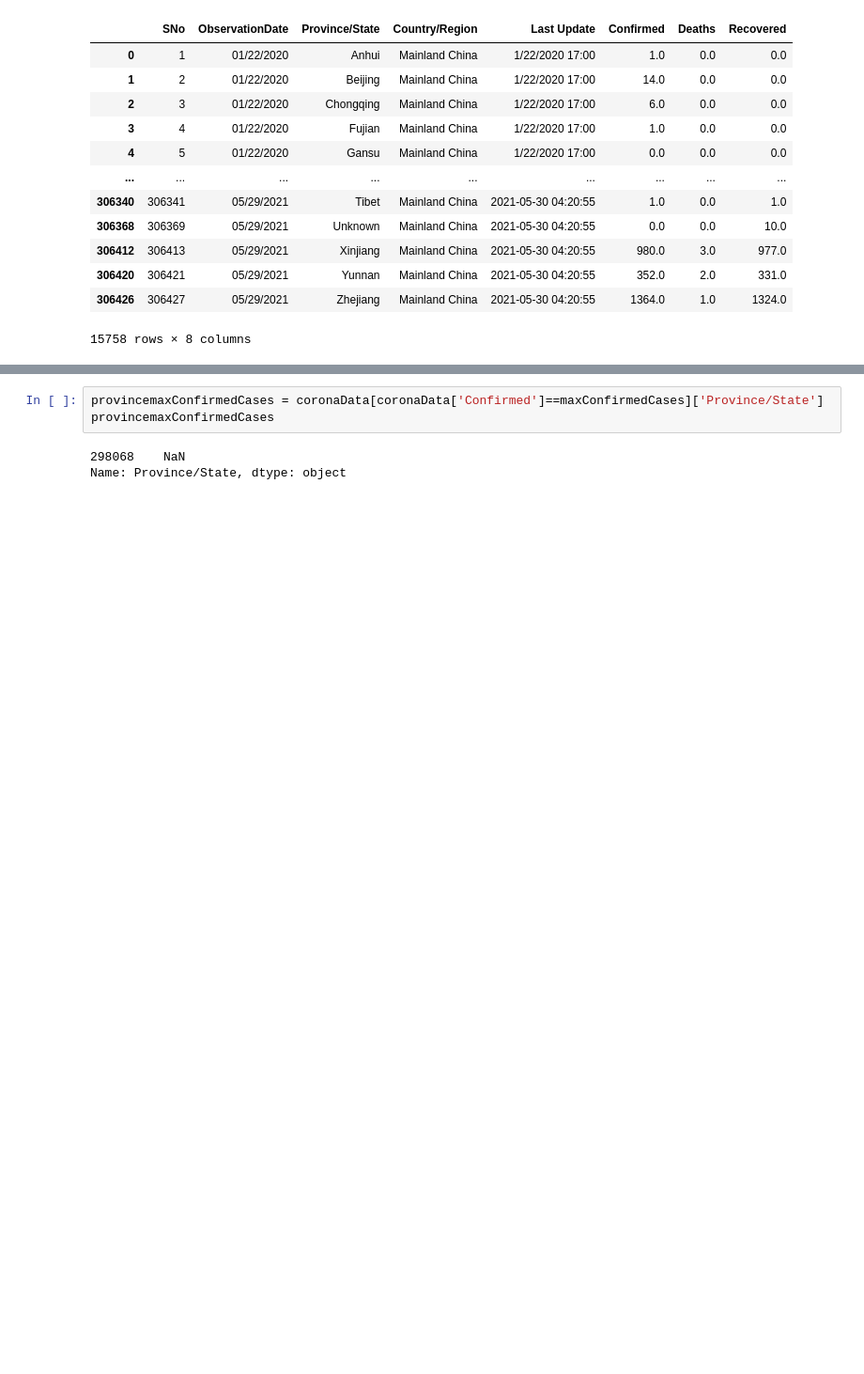
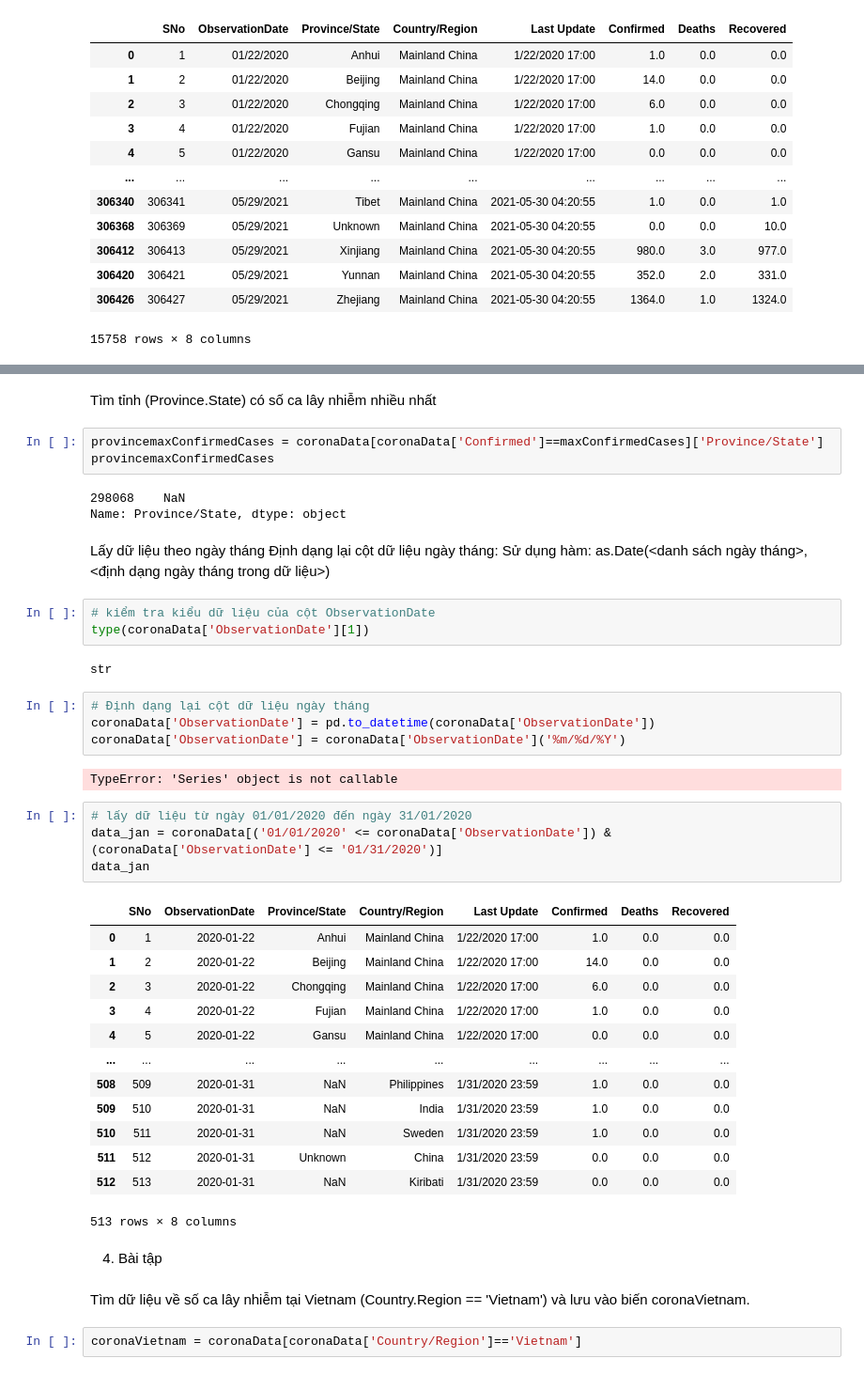
Before and after one commit to thythybui/DS108.O21.2, a Jupyter notebook: LAB_1/Corona_virus/myCode.ipynb, the cells around one changed output, grey strips where cells are left out. Shown: that part at 94% size. Drawn from its saved outputs; the diff is of its cells as text; blank space fills up the shorter version.

```diff
--- a/LAB_1/Corona_virus/myCode.ipynb
+++ b/LAB_1/Corona_virus/myCode.ipynb
@@ -94,9 +118,49 @@ countrymaxConfirmedCases
 # %% [output]
 298068    France
 Name: Country/Region, dtype: object
+# %% [markdown]
+Tìm tỉnh (Province.State) có số ca lây nhiễm nhiều nhất
 # %%
 provincemaxConfirmedCases = coronaData[coronaData['Confirmed']==maxConfirmedCases]['Province/State']
 provincemaxConfirmedCases
 # %% [output]
 298068    NaN
 Name: Province/State, dtype: object
+# %% [markdown]
+Lấy dữ liệu theo ngày tháng
+Định dạng lại cột dữ liệu ngày tháng: Sử dụng hàm: as.Date(<danh sách ngày tháng>, <định dạng ngày tháng trong dữ liệu>)
+# %%
+# kiểm tra kiểu dữ liệu của cột ObservationDate
+type(coronaData['ObservationDate'][1])
+# %% [output]
+str
+# %%
+# Định dạng lại cột dữ liệu ngày tháng
+coronaData['ObservationDate'] = pd.to_datetime(coronaData['ObservationDate'])
+coronaData['ObservationDate'] = coronaData['ObservationDate']('%m/%d/%Y')
+# %% [output]
+TypeError: 'Series' object is not callable
+# %%
+# lấy dữ liệu từ ngày 01/01/2020 đến ngày 31/01/2020
+data_jan = coronaData[('01/01/2020' <= coronaData['ObservationDate']) & (coronaData['ObservationDate'] <= '01/31/2020')]
+data_jan
+# %% [output]
+|  | SNo | ObservationDate | Province/State | Country/Region | Last Update | Confirmed | Deaths | Recovered |
+| 0 | 1 | 2020-01-22 | Anhui | Mainland China | 1/22/2020 17:00 | 1.0 | 0.0 | 0.0 |
+| 1 | 2 | 2020-01-22 | Beijing | Mainland China | 1/22/2020 17:00 | 14.0 | 0.0 | 0.0 |
+| 2 | 3 | 2020-01-22 | Chongqing | Mainland China | 1/22/2020 17:00 | 6.0 | 0.0 | 0.0 |
+| 3 | 4 | 2020-01-22 | Fujian | Mainland China | 1/22/2020 17:00 | 1.0 | 0.0 | 0.0 |
+| 4 | 5 | 2020-01-22 | Gansu | Mainland China | 1/22/2020 17:00 | 0.0 | 0.0 | 0.0 |
+| ... | ... | ... | ... | ... | ... | ... | ... | ... |
+| 508 | 509 | 2020-01-31 | NaN | Philippines | 1/31/2020 23:59 | 1.0 | 0.0 | 0.0 |
+| 509 | 510 | 2020-01-31 | NaN | India | 1/31/2020 23:59 | 1.0 | 0.0 | 0.0 |
+| 510 | 511 | 2020-01-31 | NaN | Sweden | 1/31/2020 23:59 | 1.0 | 0.0 | 0.0 |
+| 511 | 512 | 2020-01-31 | Unknown | China | 1/31/2020 23:59 | 0.0 | 0.0 | 0.0 |
+| 512 | 513 | 2020-01-31 | NaN | Kiribati | 1/31/2020 23:59 | 0.0 | 0.0 | 0.0 |
+513 rows × 8 columns
+# %% [markdown]
+4. Bài tập
+# %% [markdown]
+Tìm dữ liệu về số ca lây nhiễm tại Vietnam (Country.Region == 'Vietnam') và lưu vào biến coronaVietnam.
+# %%
+coronaVietnam = coronaData[coronaData['Country/Region']=='Vietnam']
```
Also changed, not shown: parts of 29 cells of this notebook.
